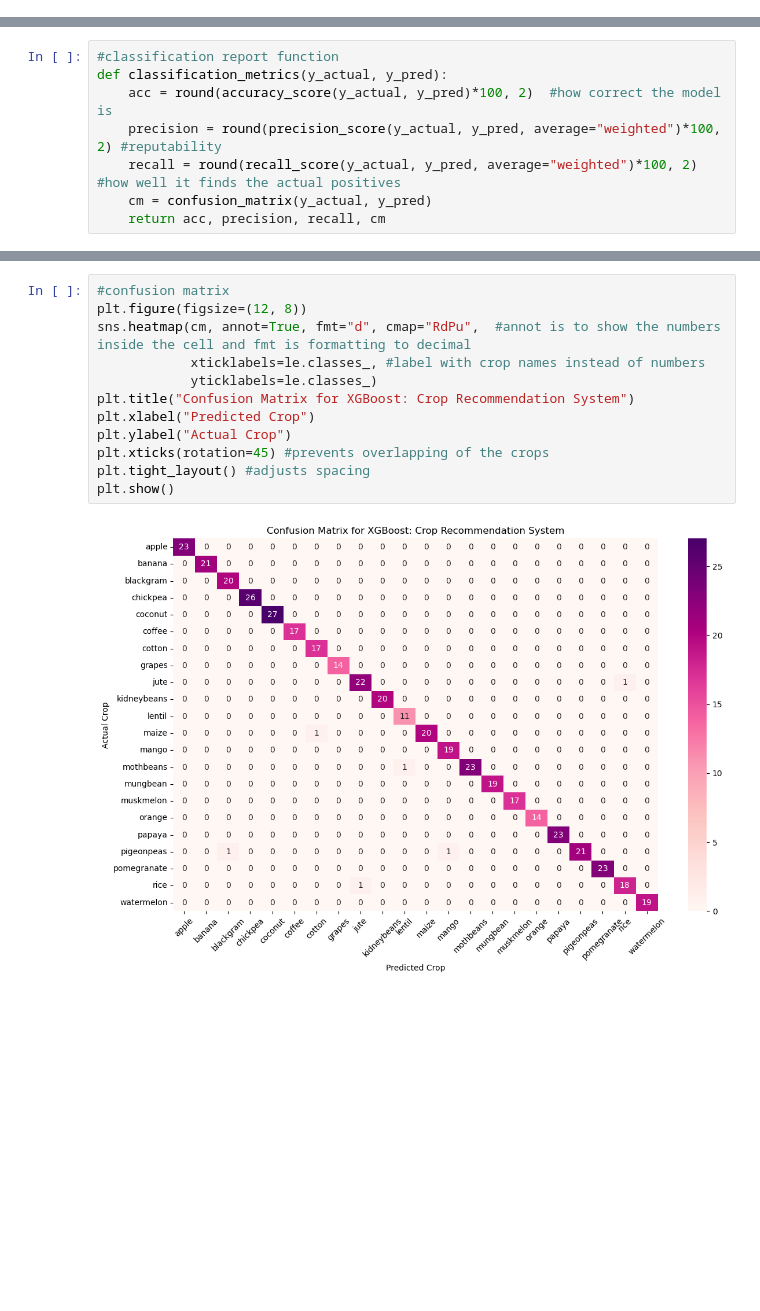
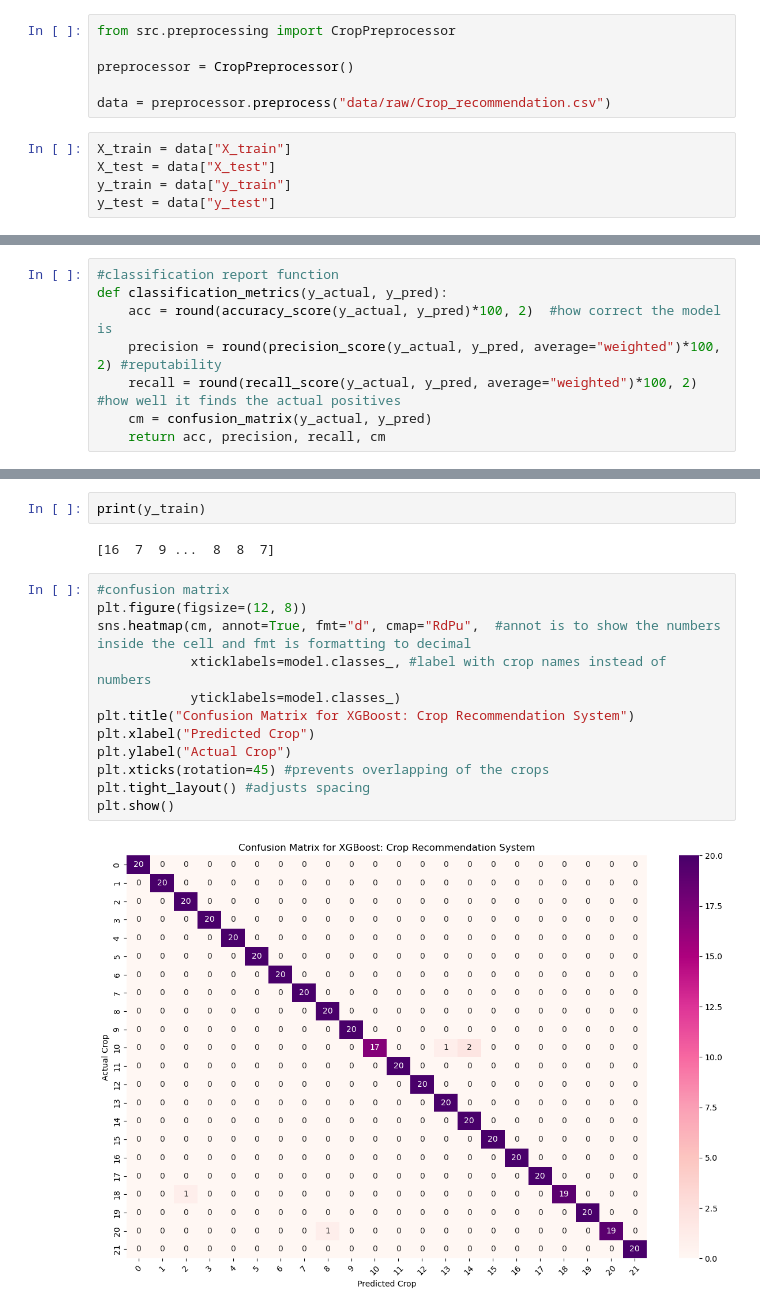
Before and after one commit to TINOZOERAMONA/croprecommendationproject, a Jupyter notebook: notebooks/XGBoost.ipynb, the cells around one changed output, grey strips where cells are left out. Cells and saved outputs as stored; diff of their text form; blank space fills up the shorter version.

Commit message:
updated the model to use the preprocessing file

```diff
--- a/notebooks/XGBoost.ipynb
+++ b/notebooks/XGBoost.ipynb
@@ -105,3 +52,14 @@ Testing samples: 440
+# %%
+from src.preprocessing import CropPreprocessor
+
+preprocessor = CropPreprocessor()
+
+data = preprocessor.preprocess("data/raw/Crop_recommendation.csv")
+# %%
+X_train = data["X_train"]
+X_test = data["X_test"]
+y_train = data["y_train"]
+y_test = data["y_test"]
 # %%
 #Training thje XGboost
 model = XGBClassifier(
@@ -141,14 +99,18 @@ Recall:    98.64%
+# %%
+print(y_train)
+# %% [output]
+[16  7  9 ...  8  8  7]
 # %%
 #confusion matrix
 plt.figure(figsize=(12, 8))
 sns.heatmap(cm, annot=True, fmt="d", cmap="RdPu",  #annot is to show the numbers inside the cell and fmt is formatting to decimal
-            xticklabels=le.classes_, #label with crop names instead of numbers
-            yticklabels=le.classes_)
+            xticklabels=model.classes_, #label with crop names instead of numbers
+            yticklabels=model.classes_)
 plt.title("Confusion Matrix for XGBoost: Crop Recommendation System")
 plt.xlabel("Predicted Crop")
 plt.ylabel("Actual Crop")
 plt.xticks(rotation=45) #prevents overlapping of the crops
 plt.tight_layout() #adjusts spacing
 plt.show()
 # %% [output]
-[figure, old version]
+[figure, new version]
```
Also changed, not shown: parts of 16 cells of this notebook, 2 other files.
